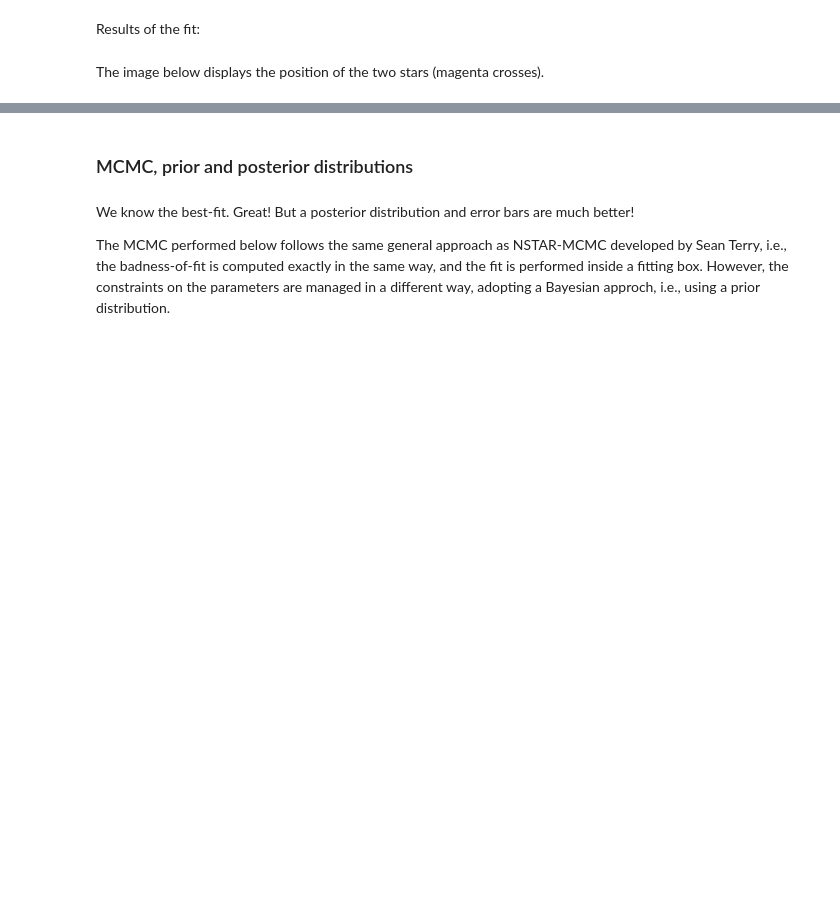
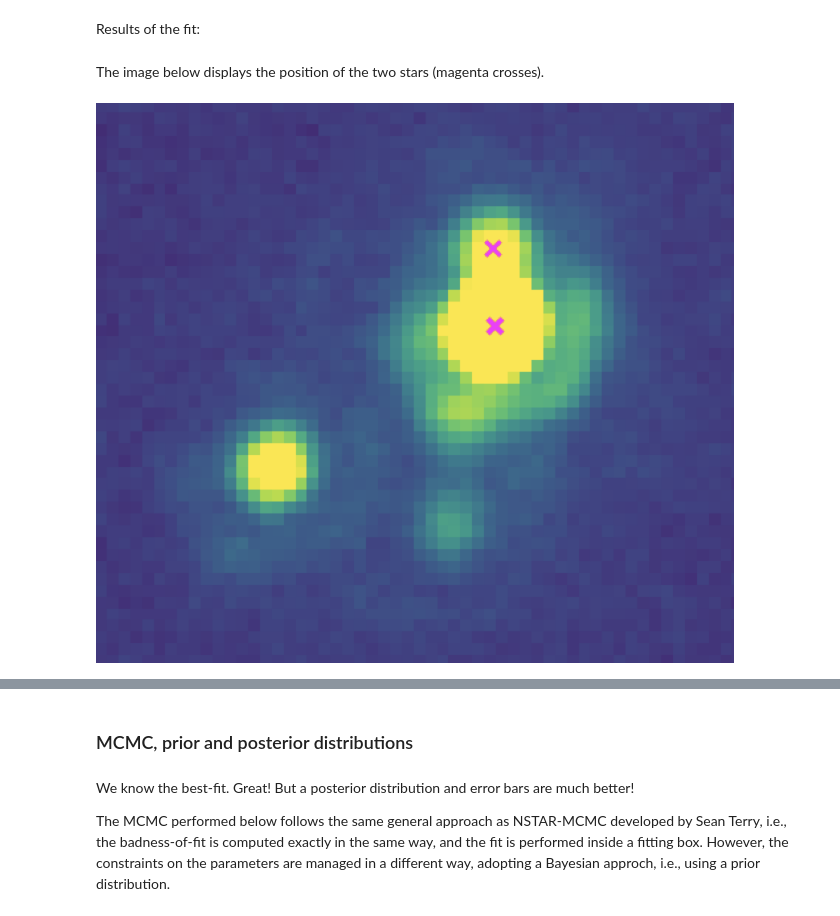
Before and after one commit to clementranc/nstarwrap, a Jupyter notebook: Tutorials/Tutorial_1/Notebook.ipynb, the cells around one changed output, grey strips where cells are left out. Drawn from its saved outputs; the diff is of its cells as text; code cells hidden in the pictures; blank space fills up the shorter version.

Commit message:
Testing a new way to display images in Jupyter Notebook on GitHub

```diff
--- a/Tutorials/Tutorial_1/Notebook.ipynb
+++ b/Tutorials/Tutorial_1/Notebook.ipynb
@@ -116,6 +116,11 @@ print(f"Best-fit parameters:\n   {lsq_result['x']}")
 print(f"Cost function of best-fit parameter: {lsq_result['cost']}")
 # %% [markdown]
 The image below displays the position of the two stars (magenta crosses).
+# %%
+from IPython.display import Image
+Image(filename='illustrations/Levenberg-Marquardt.png', width=200)
+# %% [output]
+[figure, added]
 # %% [markdown]
 <div>
 <img src="https://raw.githubusercontent.com/clementranc/nstarwrap/main/Tutorials/Tutorial_1/illustrations/Levenberg-Marquardt.png?token=GHSAT0AAAAAABTBICSLJXO3VDF6EEWSVB3SYSVXEXA" width="200" alt="Lens and source position">
```
